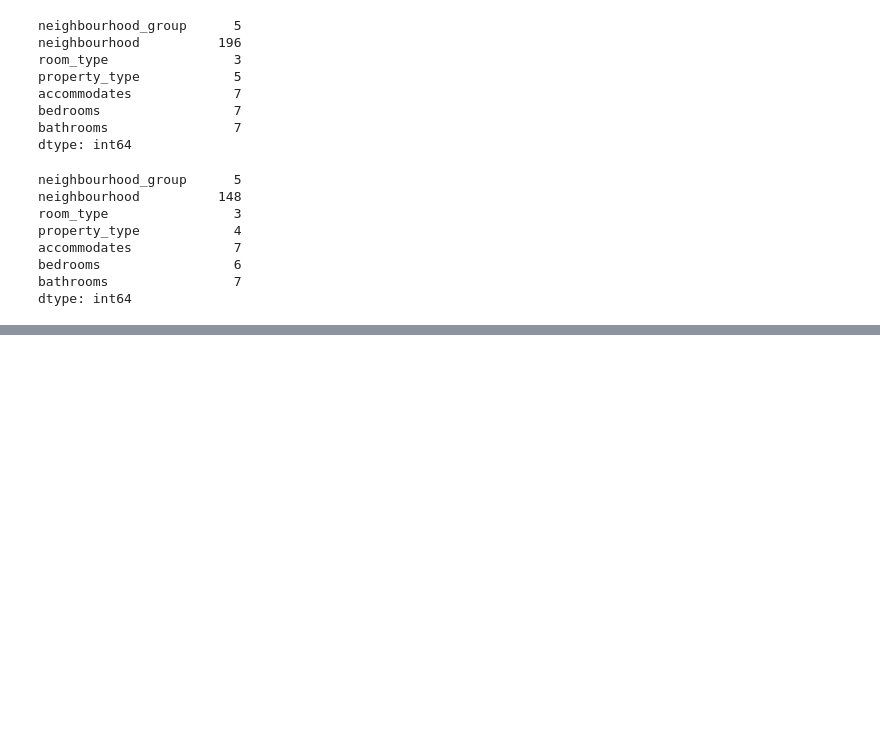
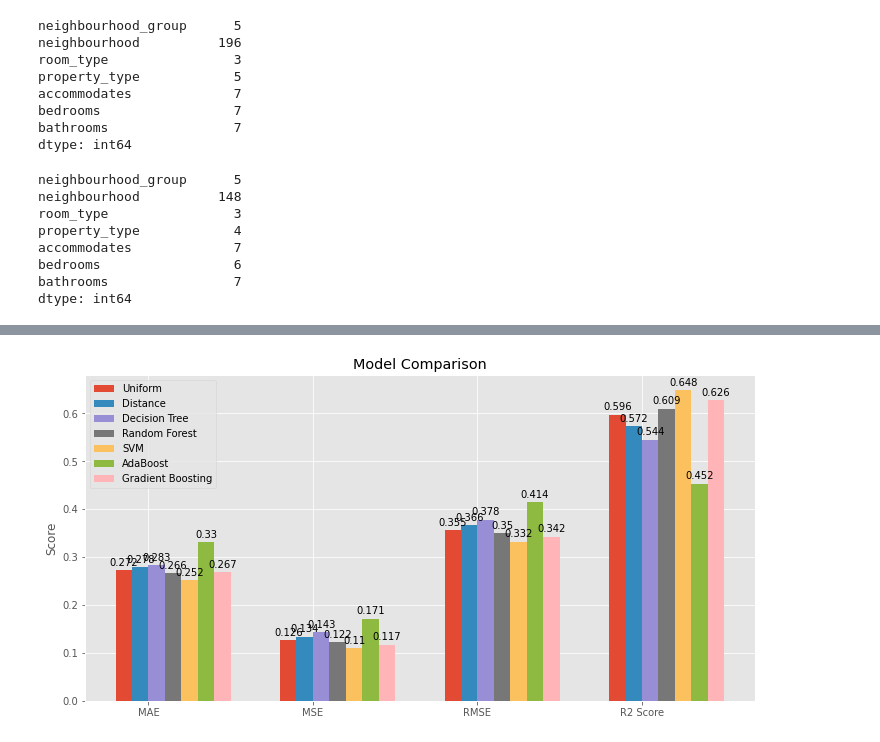
Before and after one commit to tanvir1985/MachineLearning-AMII, a Jupyter notebook: Capstone_Team1_W23_merged_dataset.ipynb, the cells around one changed output, grey strips where cells are left out. Drawn from its saved outputs; the diff is of its cells as text; code cells hidden in the pictures; blank space fills up the shorter version.

Commit message:
Plot: Comparison of the models

```diff
--- a/Capstone_Team1_W23_merged_dataset.ipynb
+++ b/Capstone_Team1_W23_merged_dataset.ipynb
@@ -787,0 +787,57 @@ display (results.sort_values(by='R2 Score', ascending=False)) # regression accur
+# %%
+# Set the style of the plot
+plt.style.use('ggplot')
+
+# Define the x-axis labels
+labels = ['MAE', 'MSE', 'RMSE', 'R2 Score']
+
+# Define the values for each model and metric
+uniform = results.loc[0, ['MAE', 'MSE', 'RMSE', 'R2 Score']].values
+distance = results.loc[1, ['MAE', 'MSE', 'RMSE', 'R2 Score']].values
+dt = results.loc[2, ['MAE', 'MSE', 'RMSE', 'R2 Score']].values
+rf = results.loc[3, ['MAE', 'MSE', 'RMSE', 'R2 Score']].values
+svm = results.loc[4, ['MAE', 'MSE', 'RMSE', 'R2 Score']].values
+adaboost = results.loc[5, ['MAE', 'MSE', 'RMSE', 'R2 Score']].values
+gb = results.loc[6, ['MAE', 'MSE', 'RMSE', 'R2 Score']].values
+
+# Define the x- and y-axis values
+x = np.arange(len(labels))  # the label locations
+width = 0.1  # the width of the bars
+fig, ax = plt.subplots(figsize=(12,6))
+rects1 = ax.bar(x - 3*width/2, uniform, width, label='Uniform')
+rects2 = ax.bar(x - width/2, distance, width, label='Distance')
+rects3 = ax.bar(x + width/2, dt, width, label='Decision Tree')
+rects4 = ax.bar(x + 3*width/2, rf, width, label='Random Forest')
+rects5 = ax.bar(x + 5*width/2, svm, width, label='SVM')
+rects6 = ax.bar(x + 7*width/2, adaboost, width, label='AdaBoost')
+rects7 = ax.bar(x + 9*width/2, gb, width, label='Gradient Boosting')
+
+# Add some text for labels, title and custom x-axis tick labels, etc.
+ax.set_ylabel('Score')
+ax.set_title('Model Comparison')
+ax.set_xticks(x)
+ax.set_xticklabels(labels)
+ax.legend()
+
+# Add the value labels on the bars
+def autolabel(rects):
+    """Attach a text label above each bar in *rects*, displaying its height."""
+    for rect in rects:
+        height = rect.get_height()
+        ax.annotate('{:.3}'.format(height),
+                    xy=(rect.get_x() + rect.get_width() / 2, height),
+                    xytext=(0, 3),  # 3 points vertical offset
+                    textcoords="offset points",
+                    ha='center', va='bottom')
+
+autolabel(rects1)
+autolabel(rects2)
+autolabel(rects3)
+autolabel(rects4)
+autolabel(rects5)
+autolabel(rects6)
+autolabel(rects7)
+
+plt.show()
+# %% [output]
+[figure, added]
```
Also changed, not shown: parts of 2 cells of this notebook.
